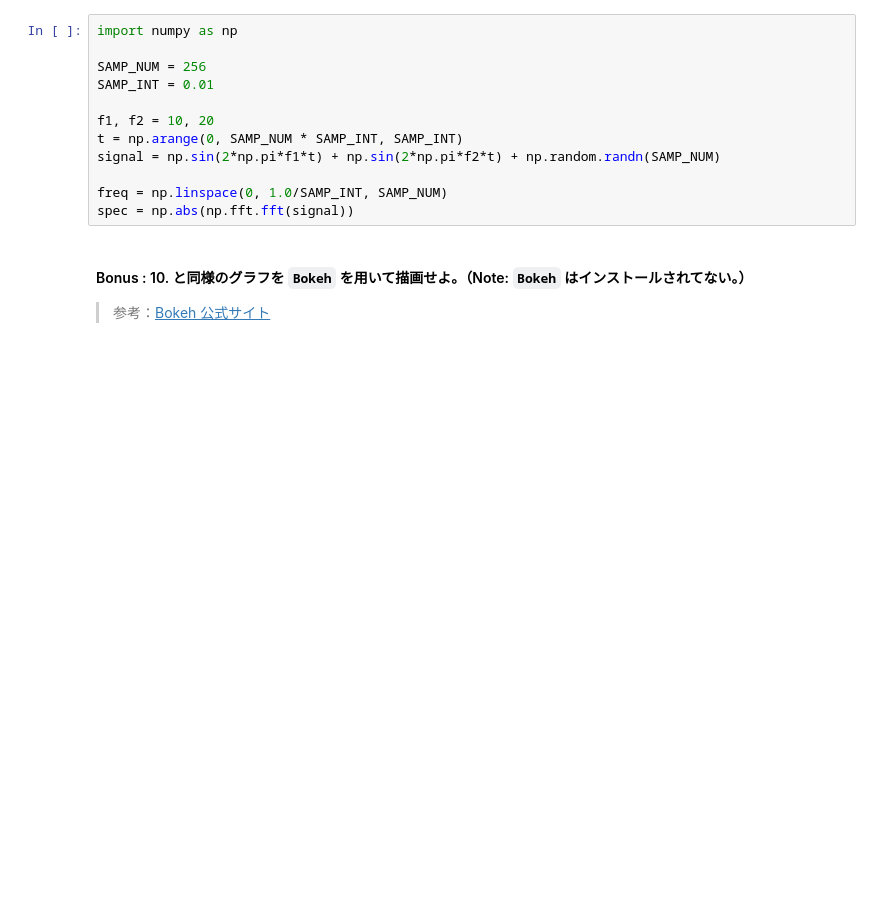
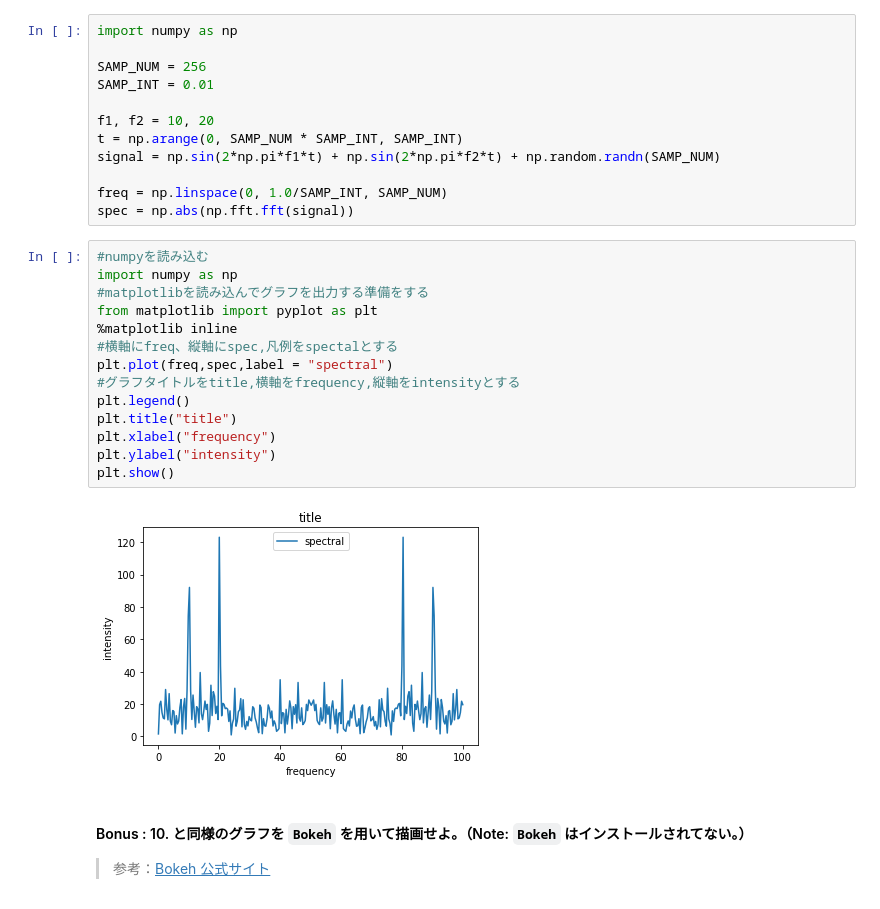
Before and after one commit to scizorman/python-hands-on, a Jupyter notebook: basic/basic.ipynb, the cells around one changed output. Cells and saved outputs as stored; diff of their text form; blank space fills up the shorter version.

```diff
--- a/basic/basic.ipynb
+++ b/basic/basic.ipynb
@@ -40,6 +213,22 @@ signal = np.sin(2*np.pi*f1*t) + np.sin(2*np.pi*f2*t) + np.random.randn(SAMP_NUM)
 
 freq = np.linspace(0, 1.0/SAMP_INT, SAMP_NUM)
 spec = np.abs(np.fft.fft(signal))
+# %%
+#numpyを読み込む
+import numpy as np
+#matplotlibを読み込んでグラフを出力する準備をする
+from matplotlib import pyplot as plt
+%matplotlib inline
+#横軸にfreq、縦軸にspec,凡例をspectalとする
+plt.plot(freq,spec,label = "spectral")
+#グラフタイトルをtitle,横軸をfrequency,縦軸をintensityとする
+plt.legend()
+plt.title("title")
+plt.xlabel("frequency")
+plt.ylabel("intensity")
+plt.show()
+# %% [output]
+[figure, added]
 # %% [markdown]
 #### Bonus : 10. と同様のグラフを `Bokeh` を用いて描画せよ。（Note: `Bokeh` はインストールされてない。）
 > 参考：[Bokeh 公式サイト](https://bokeh.pydata.org/en/latest/)
```
Also changed, not shown: parts of 11 cells of this notebook, 2 other files.
